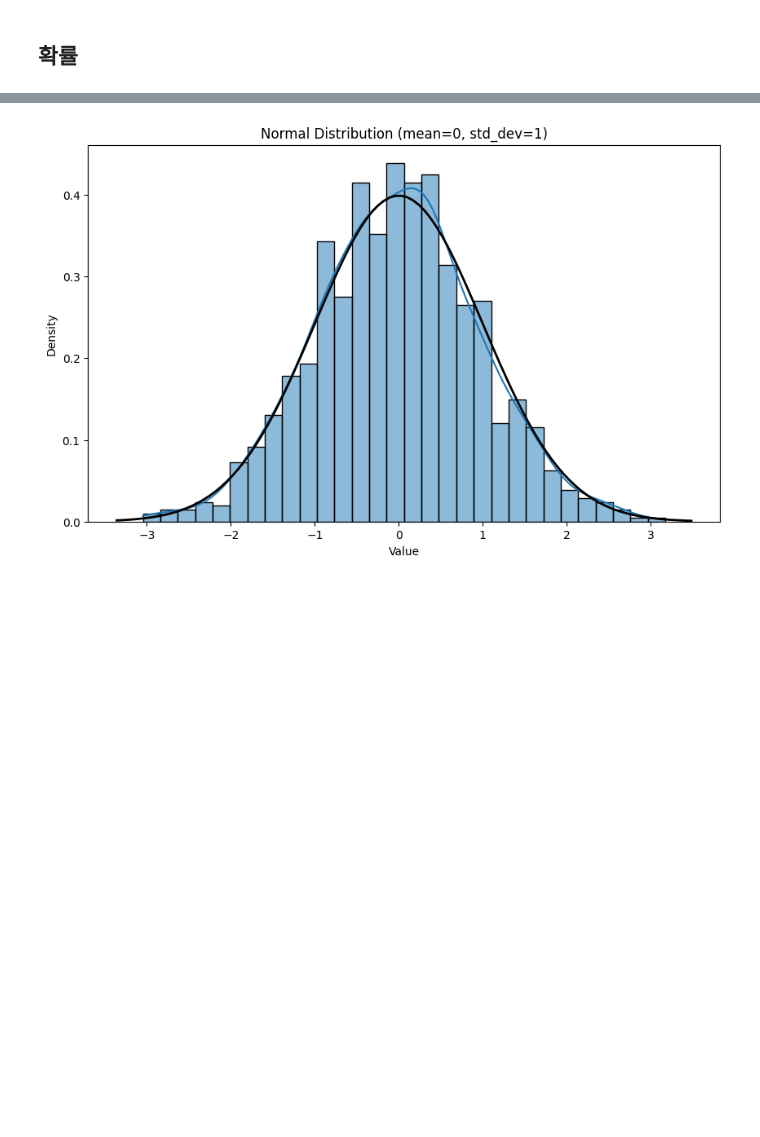
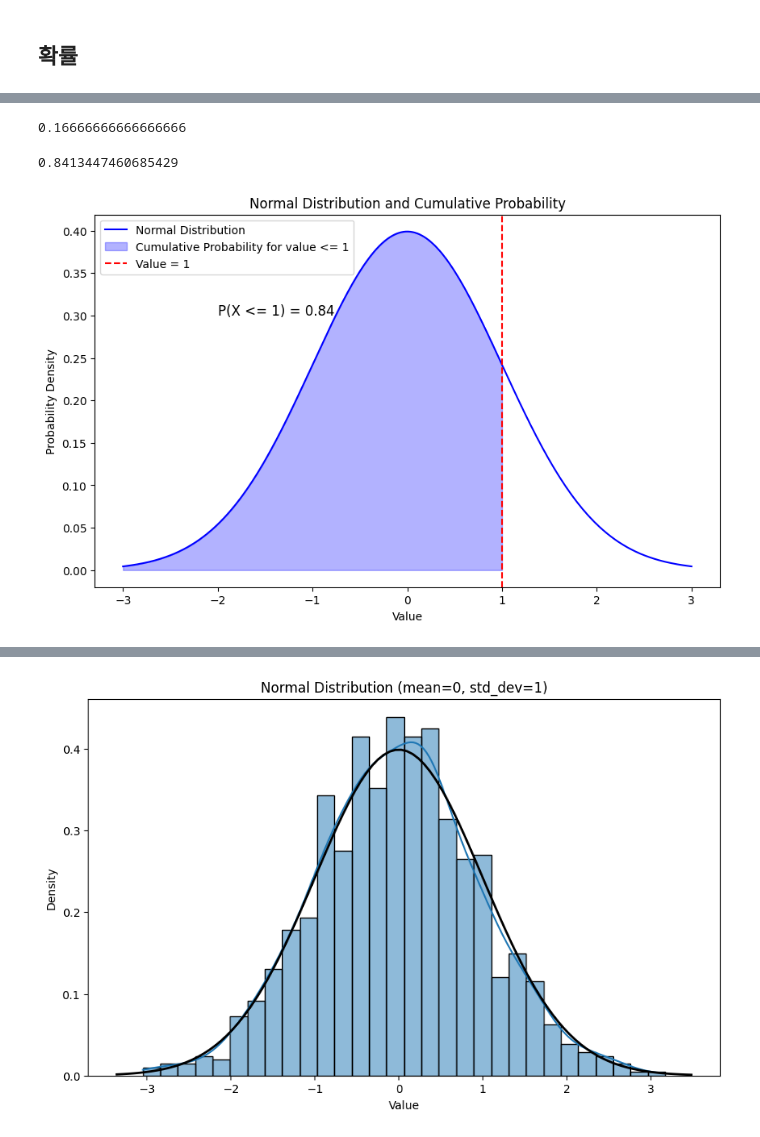
Before and after one commit to bnv20/kdt_2024, a Jupyter notebook: m3_분석라이브러리/statistics/stat.ipynb, the cells around one changed output, grey strips where cells are left out. Saved outputs shown, nothing was run; the diff lists cells and outputs as text; code cells hidden in the pictures; blank space fills up the shorter version.

```diff
--- a/m3_분석라이브러리/statistics/stat.ipynb
+++ b/m3_분석라이브러리/statistics/stat.ipynb
@@ -357,0 +410,70 @@ print(frequency_table)
+# %%
+# 주사위를 두 번 던질 때, 두 눈의 합이 7이 될 확률
+# product(dice, repeat=2) : dice 리스트에서 2개의 요소를 뽑아 순서를 고려한 모든 가능한 조합 생성(동일한 iterable을 여러 번 사용 가능)
+from itertools import product
+
+# 주사위 두 번 던지기
+dice = [1, 2, 3, 4, 5, 6]
+outcomes = list(product(dice, repeat=2))
+
+# 두 눈의 합이 7이 되는 경우
+favorable_outcomes = [(a, b) for a, b in outcomes if a + b == 7]
+probability = len(favorable_outcomes) / len(outcomes)
+
+probability
+# %% [output]
+0.16666666666666666
+# %%
+# 정규분포를 따르는 데이터에서 평균이 0, 표준편차가 1일 때, 값이 1보다 작을 확률
+import scipy.stats as stats
+
+mean = 0
+std_dev = 1
+value = 1
+
+probability = stats.norm.cdf(value, mean, std_dev)
+
+probability
+# %% [output]
+0.8413447460685429
+# %%
+import numpy as np
+import matplotlib.pyplot as plt
+import scipy.stats as stats
+
+# 정규분포의 평균과 표준편차
+mean = 0
+std_dev = 1
+value = 1
+
+# 특정 값에 대한 누적 확률 계산
+probability = stats.norm.cdf(value, mean, std_dev)
+
+# 정규분포 곡선 데이터 생성
+x = np.linspace(-3, 3, 1000)
+y = stats.norm.pdf(x, mean, std_dev)
+
+# 시각화
+plt.figure(figsize=(10, 6))
+
+# 정규분포 곡선
+plt.plot(x, y, label='Normal Distribution', color='blue')
+
+# 특정 값까지의 영역 색칠
+x_fill = np.linspace(-3, value, 1000)
+y_fill = stats.norm.pdf(x_fill, mean, std_dev)
+plt.fill_between(x_fill, y_fill, alpha=0.3, color='blue', label=f'Cumulative Probability for value <= {value}')
+
+# 그래프 설정
+plt.title('Normal Distribution and Cumulative Probability')
+plt.xlabel('Value')
+plt.ylabel('Probability Density')
+plt.axvline(value, color='red', linestyle='--', label=f'Value = {value}')
+plt.legend()
+
+# 확률 값 출력
+plt.text(-2, 0.3, f'P(X <= {value}) = {probability:.2f}', fontsize=12)
+
+plt.show()
+# %% [output]
+[figure, added]
```
Also changed, not shown: parts of 78 cells of this notebook.
